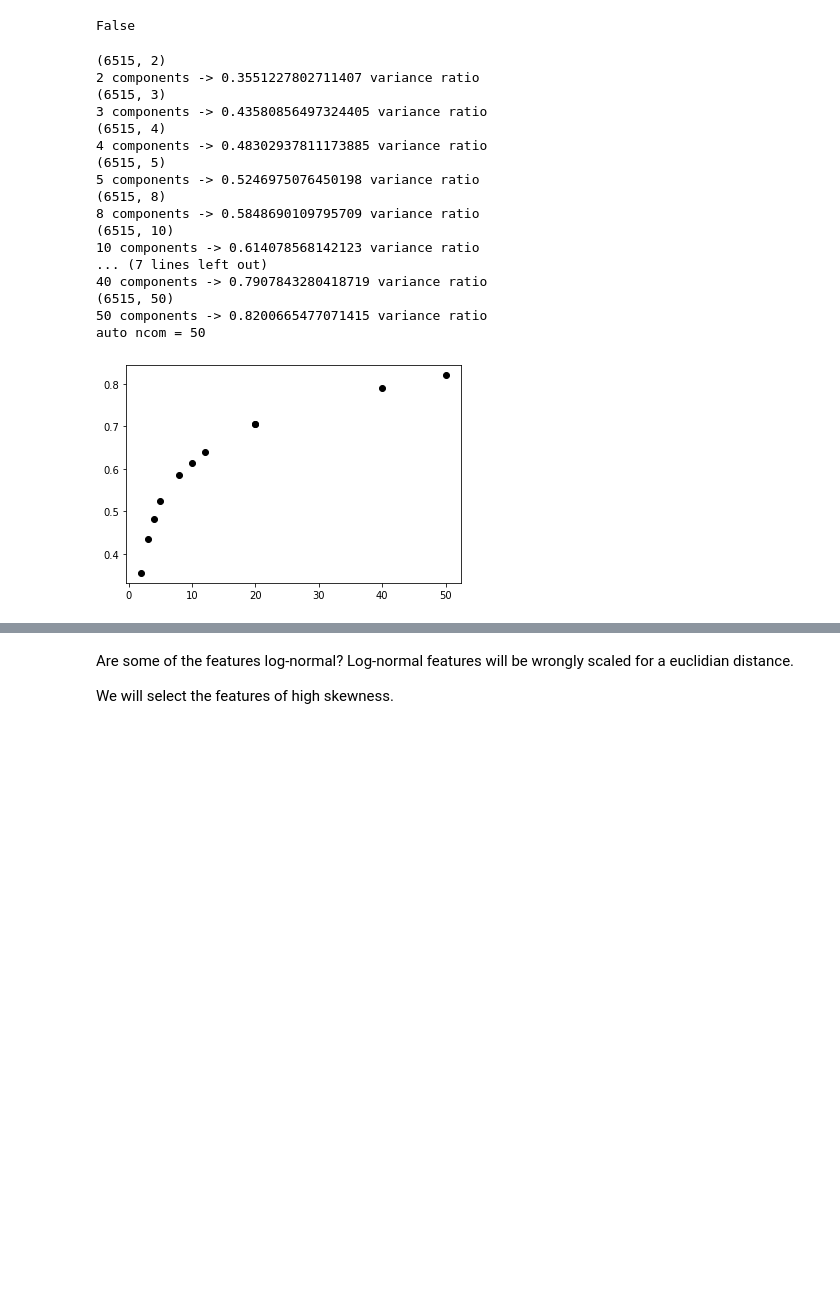
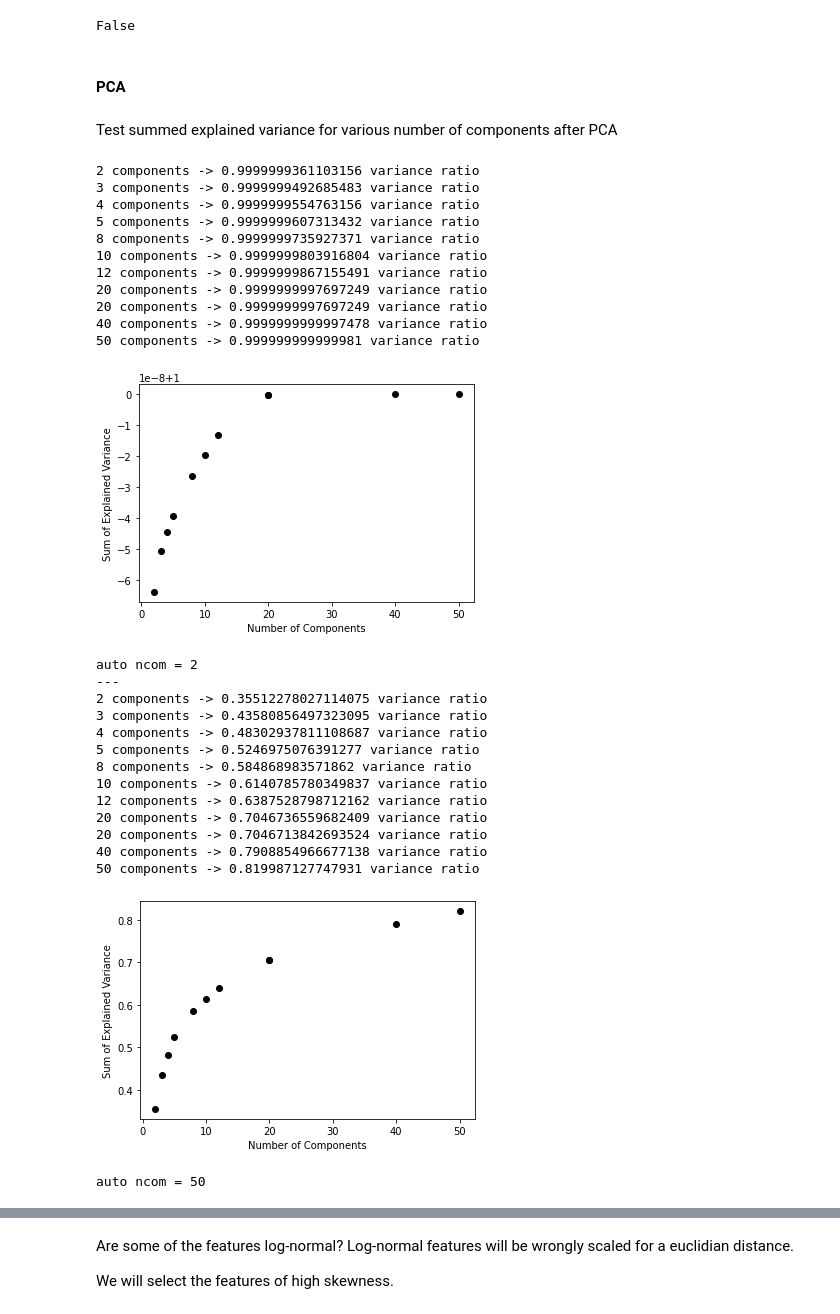
Before and after one commit to Denolle-Lab/expand_redpy, a Jupyter notebook: notebooks/clustering/Clustering_Mt_Rainier.ipynb, the cells around one changed output, grey strips where cells are left out. Drawn from its saved outputs; the diff is of its cells as text; code cells hidden in the pictures; blank space fills up the shorter version.

```diff
--- a/notebooks/clustering/Clustering_Mt_Rainier.ipynb
+++ b/notebooks/clustering/Clustering_Mt_Rainier.ipynb
@@ -105,23 +180,38 @@ df.corr().style.background_gradient(cmap='coolwarm')
+# %% [markdown]
+#### PCA
+# %% [markdown]
+Test summed explained variance for various number of components after PCA
 # %%
 #PCA component analysis
 
 numcom = ncom_idealv(ncom_list=[2,3,4,5,8,10,12,20,20,40,50],idealv=0.86,X=df.to_numpy())
+print('---')
+numcom_scale = ncom_idealv_scaled(ncom_list=[2,3,4,5,8,10,12,20,20,40,50],idealv=0.86,X=df.to_numpy())
 # %% [output]
-(6515, 2)
-2 components -> 0.3551227802711407 variance ratio
-(6515, 3)
-3 components -> 0.43580856497324405 variance ratio
-(6515, 4)
-4 components -> 0.48302937811173885 variance ratio
-(6515, 5)
-5 components -> 0.5246975076450198 variance ratio
-(6515, 8)
-8 components -> 0.5848690109795709 variance ratio
-(6515, 10)
-10 components -> 0.614078568142123 variance ratio
-... (7 lines left out)
-40 components -> 0.7907843280418719 variance ratio
-(6515, 50)
-50 components -> 0.8200665477071415 variance ratio
-auto ncom = 50
+2 components -> 0.9999999361103156 variance ratio
+3 components -> 0.9999999492685483 variance ratio
+4 components -> 0.9999999554763156 variance ratio
+5 components -> 0.9999999607313432 variance ratio
+8 components -> 0.9999999735927371 variance ratio
+10 components -> 0.9999999803916804 variance ratio
+12 components -> 0.9999999867155491 variance ratio
+20 components -> 0.9999999997697249 variance ratio
+20 components -> 0.9999999997697249 variance ratio
+40 components -> 0.9999999999997478 variance ratio
+50 components -> 0.999999999999981 variance ratio
-[figure, old version]
+[figure, new version]
+auto ncom = 2
+---
+2 components -> 0.35512278027114075 variance ratio
+3 components -> 0.43580856497323095 variance ratio
+4 components -> 0.48302937811108687 variance ratio
+5 components -> 0.5246975076391277 variance ratio
+8 components -> 0.584868983571862 variance ratio
+10 components -> 0.6140785780349837 variance ratio
+12 components -> 0.6387528798712162 variance ratio
+20 components -> 0.7046736559682409 variance ratio
+20 components -> 0.7046713842693524 variance ratio
+40 components -> 0.7908854966677138 variance ratio
+50 components -> 0.819987127747931 variance ratio
+[figure, added]
+auto ncom = 50
```
Also changed, not shown: parts of 12 cells of this notebook, 3 other files.
